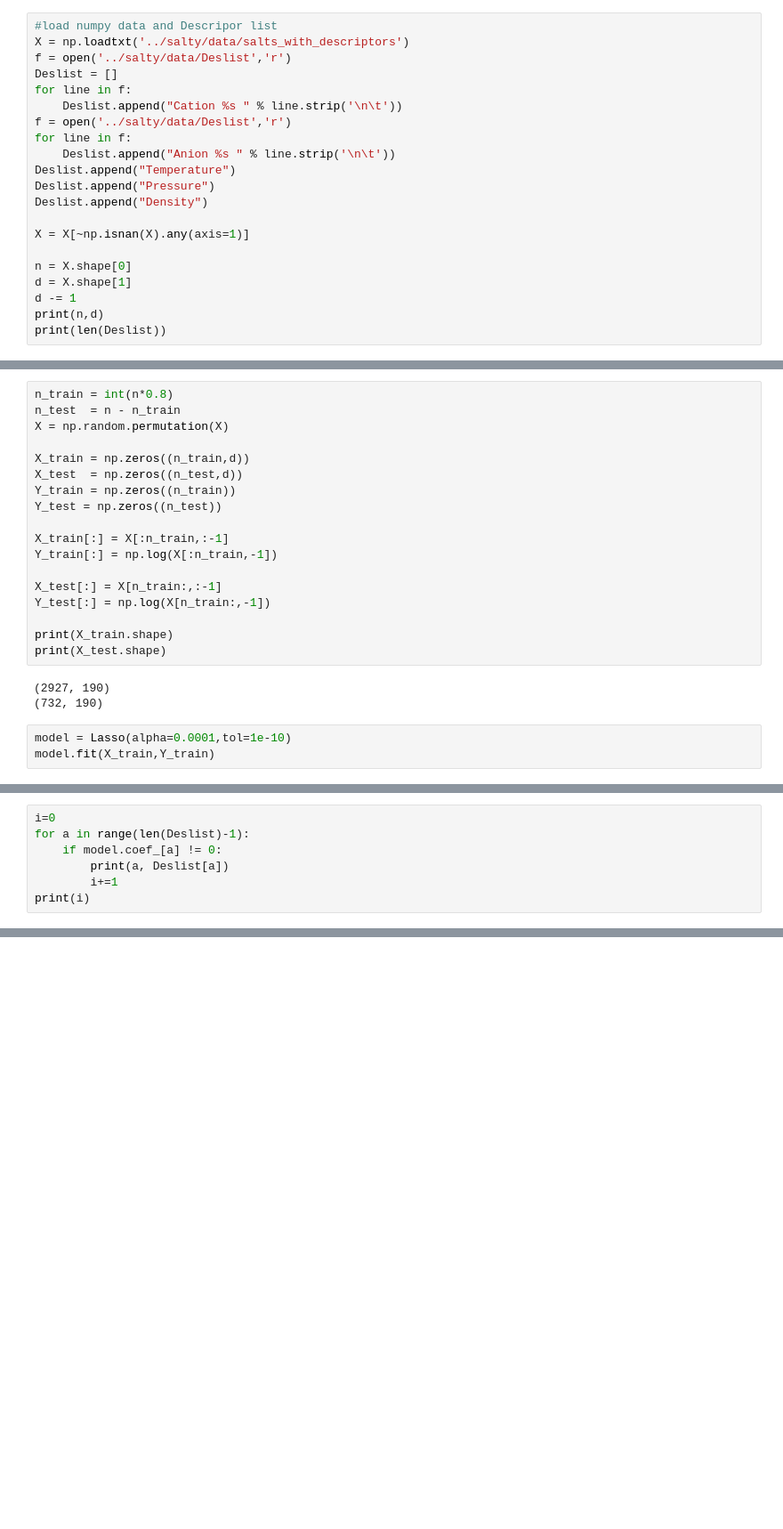
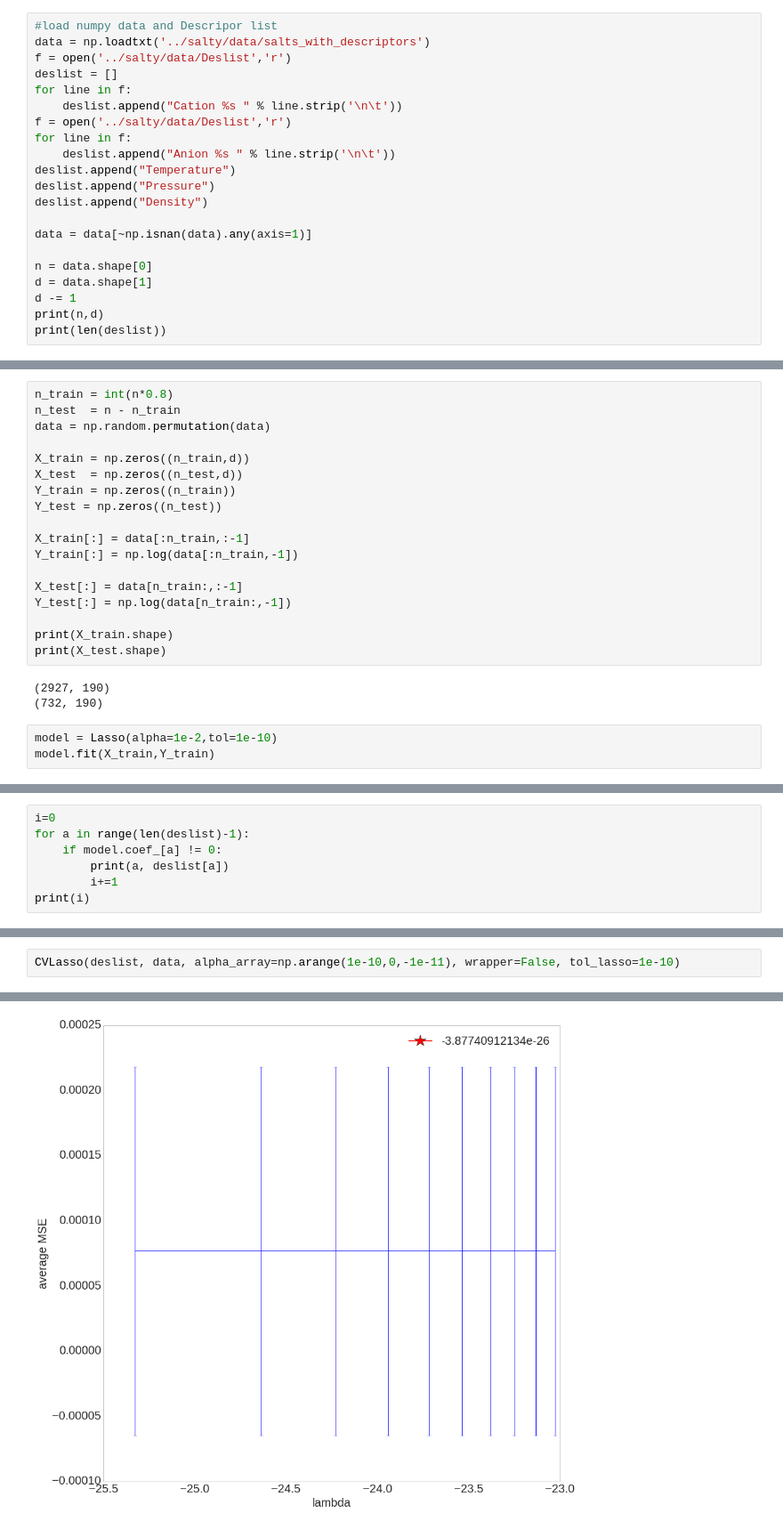
Before and after one commit to wesleybeckner/salty, a Jupyter notebook: scripts/LASSO_wesley.ipynb, the cells around one changed output, grey strips where cells are left out. Shown at 89% size. Cells and saved outputs as stored; diff of their text form; blank space fills up the shorter version.

```diff
--- a/scripts/LASSO_wesley.ipynb
+++ b/scripts/LASSO_wesley.ipynb
@@ -30,43 +30,43 @@ for i in range(len(tableau20)):
     tableau20[i] = (r / 255., g / 255., b / 255.)
 # %%
 #load numpy data and Descripor list
-X = np.loadtxt('../salty/data/salts_with_descriptors')
+data = np.loadtxt('../salty/data/salts_with_descriptors')
 f = open('../salty/data/Deslist','r')
-Deslist = []
+deslist = []
 for line in f:
-    Deslist.append("Cation %s " % line.strip('\n\t'))
+    deslist.append("Cation %s " % line.strip('\n\t'))
 f = open('../salty/data/Deslist','r')
 for line in f:
-    Deslist.append("Anion %s " % line.strip('\n\t'))
-Deslist.append("Temperature")
-Deslist.append("Pressure")
-Deslist.append("Density")
+    deslist.append("Anion %s " % line.strip('\n\t'))
+deslist.append("Temperature")
+deslist.append("Pressure")
+deslist.append("Density")
 
-X = X[~np.isnan(X).any(axis=1)]
+data = data[~np.isnan(data).any(axis=1)]
 
-n = X.shape[0]
-d = X.shape[1]
+n = data.shape[0]
+d = data.shape[1]
 d -= 1
 print(n,d)
-print(len(Deslist))
+print(len(deslist))
 # %% [output]
 (3659, 190)
 191
 # %%
 n_train = int(n*0.8)
 n_test  = n - n_train
-X = np.random.permutation(X)
+data = np.random.permutation(data)
 
 X_train = np.zeros((n_train,d))
 X_test  = np.zeros((n_test,d))
 Y_train = np.zeros((n_train))
 Y_test = np.zeros((n_test))
 
-X_train[:] = X[:n_train,:-1]
-Y_train[:] = np.log(X[:n_train,-1])
+X_train[:] = data[:n_train,:-1]
+Y_train[:] = np.log(data[:n_train,-1])
 
-X_test[:] = X[n_train:,:-1]
-Y_test[:] = np.log(X[n_train:,-1])
+X_test[:] = data[n_train:,:-1]
+Y_test[:] = np.log(data[n_train:,-1])
 
 print(X_train.shape)
 print(X_test.shape)
@@ -74,6 +74,6 @@ print(X_test.shape)
 (2927, 190)
 (732, 190)
 # %%
-model = Lasso(alpha=0.0001,tol=1e-10)
+model = Lasso(alpha=1e-2,tol=1e-10)
 model.fit(X_train,Y_train)
 # %% [output]
@@ -82,9 +82,9 @@ Lasso(alpha=0.0001, copy_X=True, fit_intercept=True, max_iter=1000,
    selection='cyclic', tol=1e-10, warm_start=False)
 # %%
 i=0
-for a in range(len(Deslist)-1):
+for a in range(len(deslist)-1):
     if model.coef_[a] != 0:
-        print(a, Deslist[a])
+        print(a, deslist[a])
         i+=1
 print(i)
 # %% [output]
@@ -130,0 +225,3 @@ with plt.style.context('seaborn-whitegrid'):
+# %%
+CVLasso(deslist, data, alpha_array=np.arange(1e-10,0,-1e-11), wrapper=False, tol_lasso=1e-10)
+# %% [output]
@@ -130,0 +231 @@ with plt.style.context('seaborn-whitegrid'):
+[figure, added]
```
Also changed, not shown: parts of 6 cells of this notebook, 2 other files.
